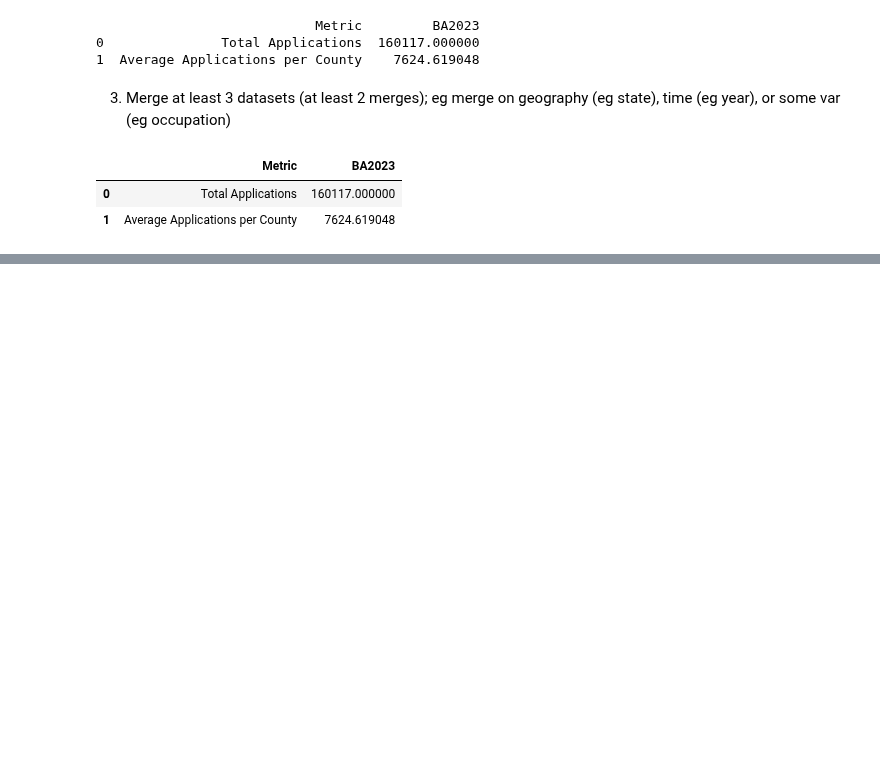
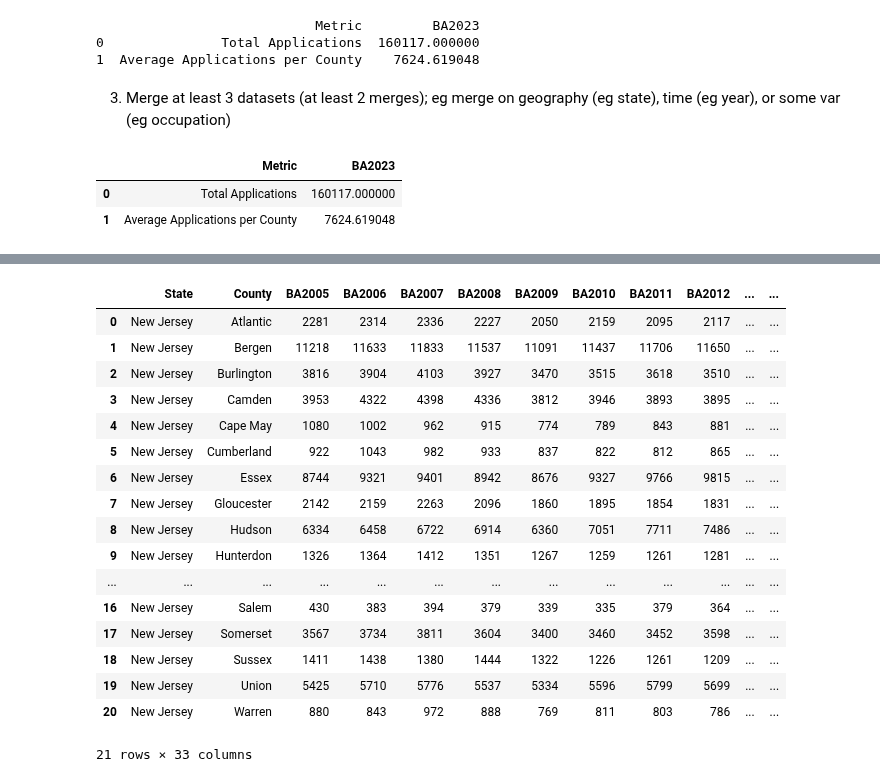
Before and after one commit to shirleyrutgers/DataVis, a Jupyter notebook: PS1.ipynb, the cells around one changed output, grey strips where cells are left out. Saved outputs shown, nothing was run; the diff lists cells and outputs as text; code cells hidden in the pictures; blank space fills up the shorter version.

```diff
--- a/PS1.ipynb
+++ b/PS1.ipynb
@@ -492,0 +534,7 @@ df2_collapsed.head()
+# %%
+# Merge df2 (business applications) with df3 (wages) on "County"
+#merged_df = pd.merge(df2, df3, how="outer", on="County", indicator=True)
+
+mergedOuter2 = pd.merge(df2, df3, how='outer', on=['County'],indicator=True) #outer=keep all
+mergedOuter2
+# %% [output]
@@ -492,0 +542,18 @@ df2_collapsed.head()
+|  | State | County | BA2005 | BA2006 | BA2007 | BA2008 | BA2009 | BA2010 | BA2011 | BA2012 | ... | ... |
+| 0 | New Jersey | Atlantic | 2281 | 2314 | 2336 | 2227 | 2050 | 2159 | 2095 | 2117 | ... | ... |
+| 1 | New Jersey | Bergen | 11218 | 11633 | 11833 | 11537 | 11091 | 11437 | 11706 | 11650 | ... | ... |
+| 2 | New Jersey | Burlington | 3816 | 3904 | 4103 | 3927 | 3470 | 3515 | 3618 | 3510 | ... | ... |
+| 3 | New Jersey | Camden | 3953 | 4322 | 4398 | 4336 | 3812 | 3946 | 3893 | 3895 | ... | ... |
+| 4 | New Jersey | Cape May | 1080 | 1002 | 962 | 915 | 774 | 789 | 843 | 881 | ... | ... |
+| 5 | New Jersey | Cumberland | 922 | 1043 | 982 | 933 | 837 | 822 | 812 | 865 | ... | ... |
+| 6 | New Jersey | Essex | 8744 | 9321 | 9401 | 8942 | 8676 | 9327 | 9766 | 9815 | ... | ... |
+| 7 | New Jersey | Gloucester | 2142 | 2159 | 2263 | 2096 | 1860 | 1895 | 1854 | 1831 | ... | ... |
+| 8 | New Jersey | Hudson | 6334 | 6458 | 6722 | 6914 | 6360 | 7051 | 7711 | 7486 | ... | ... |
+| 9 | New Jersey | Hunterdon | 1326 | 1364 | 1412 | 1351 | 1267 | 1259 | 1261 | 1281 | ... | ... |
+| ... | ... | ... | ... | ... | ... | ... | ... | ... | ... | ... | ... | ... |
+| 16 | New Jersey | Salem | 430 | 383 | 394 | 379 | 339 | 335 | 379 | 364 | ... | ... |
+| 17 | New Jersey | Somerset | 3567 | 3734 | 3811 | 3604 | 3400 | 3460 | 3452 | 3598 | ... | ... |
+| 18 | New Jersey | Sussex | 1411 | 1438 | 1380 | 1444 | 1322 | 1226 | 1261 | 1209 | ... | ... |
+| 19 | New Jersey | Union | 5425 | 5710 | 5776 | 5537 | 5334 | 5596 | 5799 | 5699 | ... | ... |
+| 20 | New Jersey | Warren | 880 | 843 | 972 | 888 | 769 | 811 | 803 | 786 | ... | ... |
+21 rows × 33 columns
```
Also changed, not shown: parts of 6 cells of this notebook.
